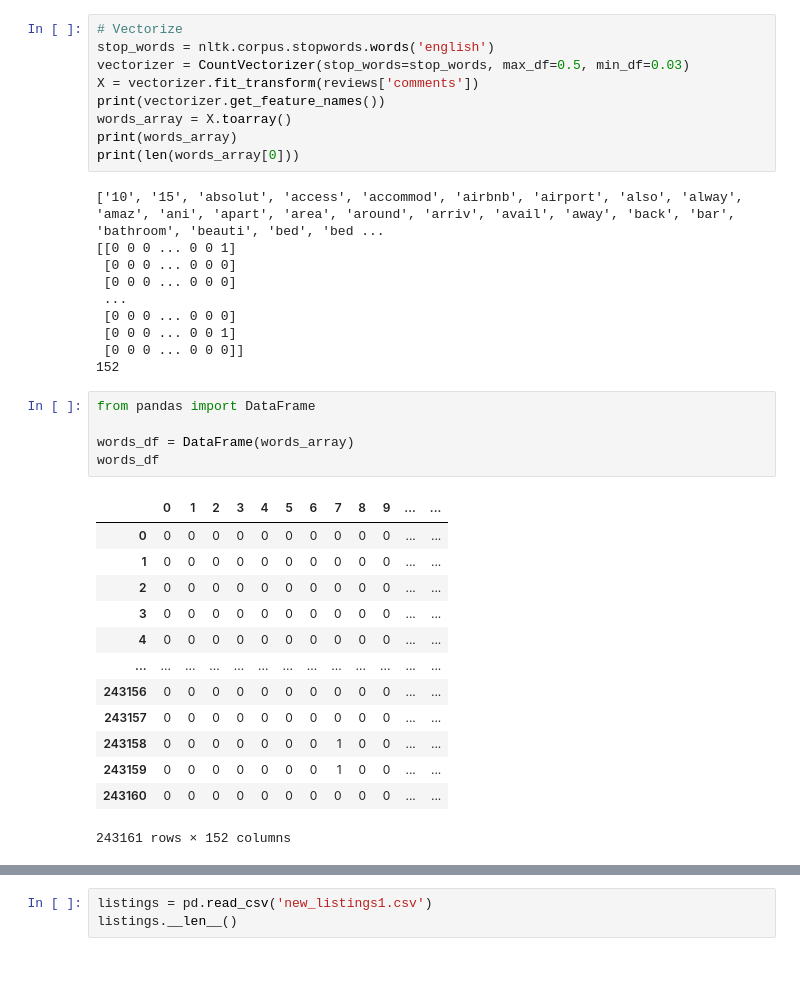
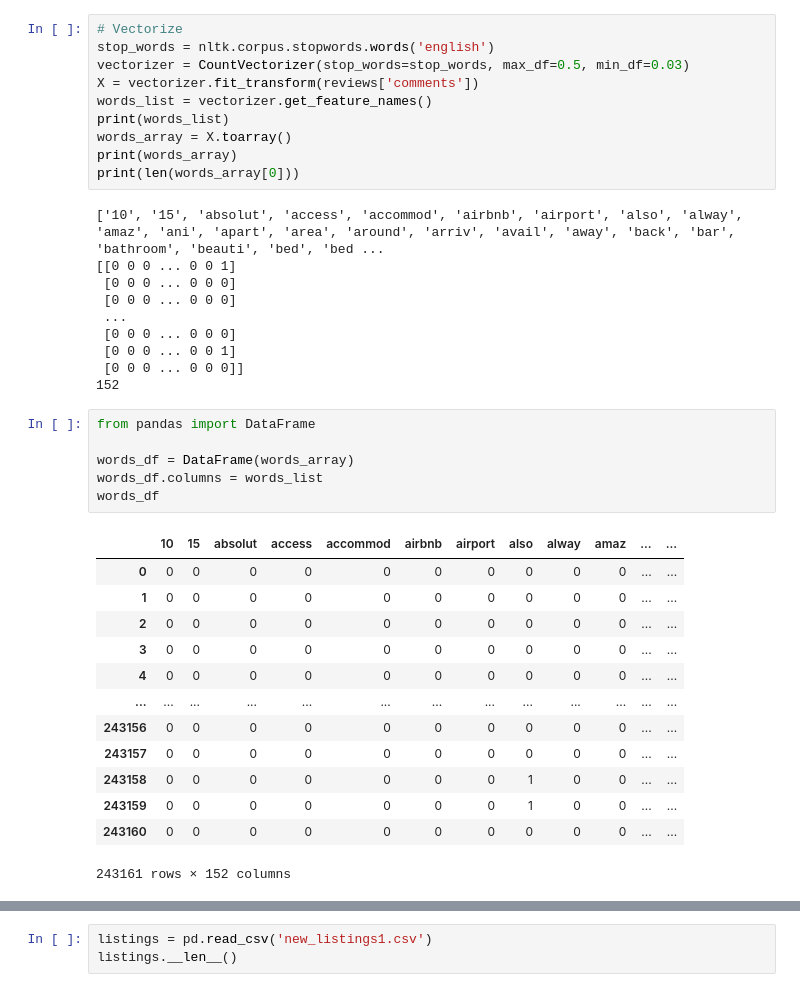
Before and after one commit to Eytins/AirbnbPrediction, a Jupyter notebook: preprocess_reviews.ipynb, the cells around one changed output, grey strips where cells are left out. Drawn from its saved outputs; the diff is of its cells as text.

```diff
--- a/preprocess_reviews.ipynb
+++ b/preprocess_reviews.ipynb
@@ -74,7 +76,8 @@ reviews
 stop_words = nltk.corpus.stopwords.words('english')
 vectorizer = CountVectorizer(stop_words=stop_words, max_df=0.5, min_df=0.03)
 X = vectorizer.fit_transform(reviews['comments'])
-print(vectorizer.get_feature_names())
+words_list = vectorizer.get_feature_names()
+print(words_list)
 words_array = X.toarray()
 print(words_array)
 print(len(words_array[0]))
@@ -91,10 +94,11 @@ print(len(words_array[0]))
 # %%
 from pandas import DataFrame
 
 words_df = DataFrame(words_array)
+words_df.columns = words_list
 words_df
 # %% [output]
-|  | 0 | 1 | 2 | 3 | 4 | 5 | 6 | 7 | 8 | 9 | ... | ... |
+|  | 10 | 15 | absolut | access | accommod | airbnb | airport | also | alway | amaz | ... | ... |
 | 0 | 0 | 0 | 0 | 0 | 0 | 0 | 0 | 0 | 0 | 0 | ... | ... |
 | 1 | 0 | 0 | 0 | 0 | 0 | 0 | 0 | 0 | 0 | 0 | ... | ... |
 | 2 | 0 | 0 | 0 | 0 | 0 | 0 | 0 | 0 | 0 | 0 | ... | ... |
```
Also changed, not shown: parts of 9 cells of this notebook, 5 other files.
